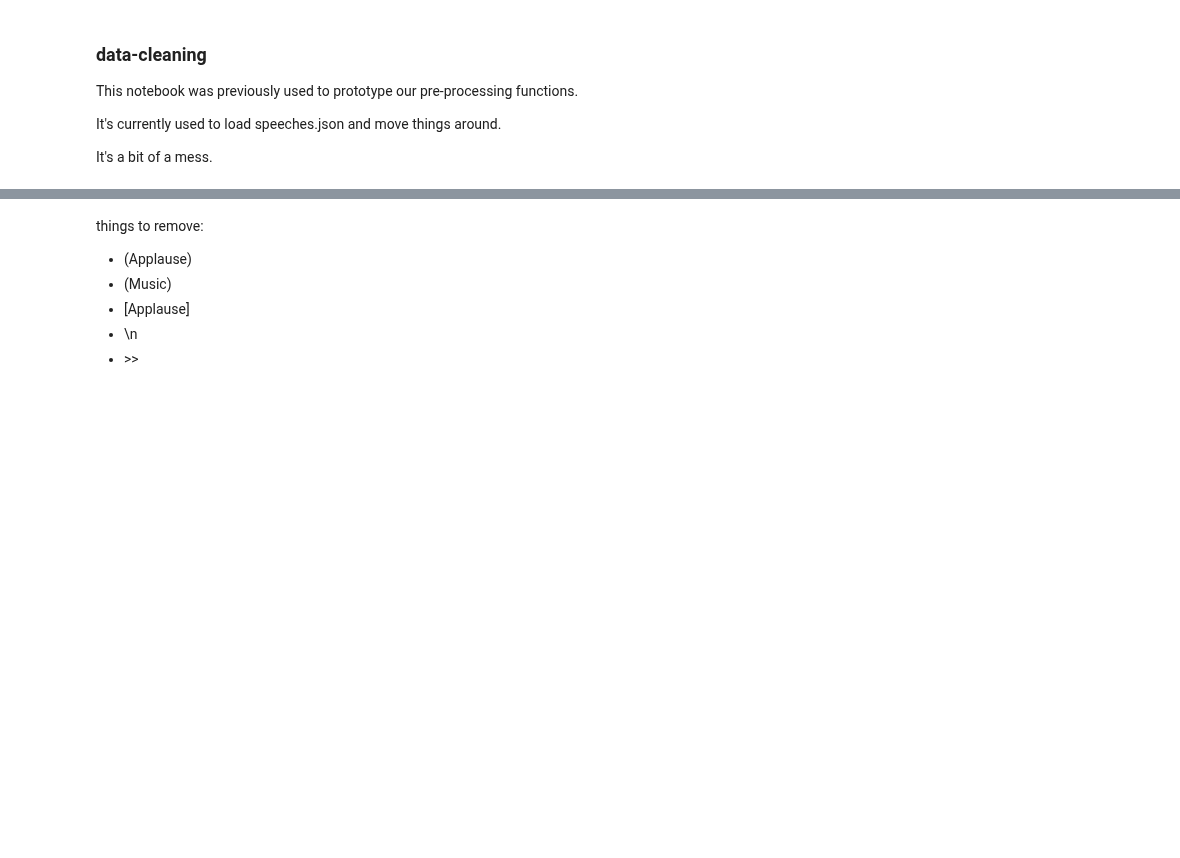
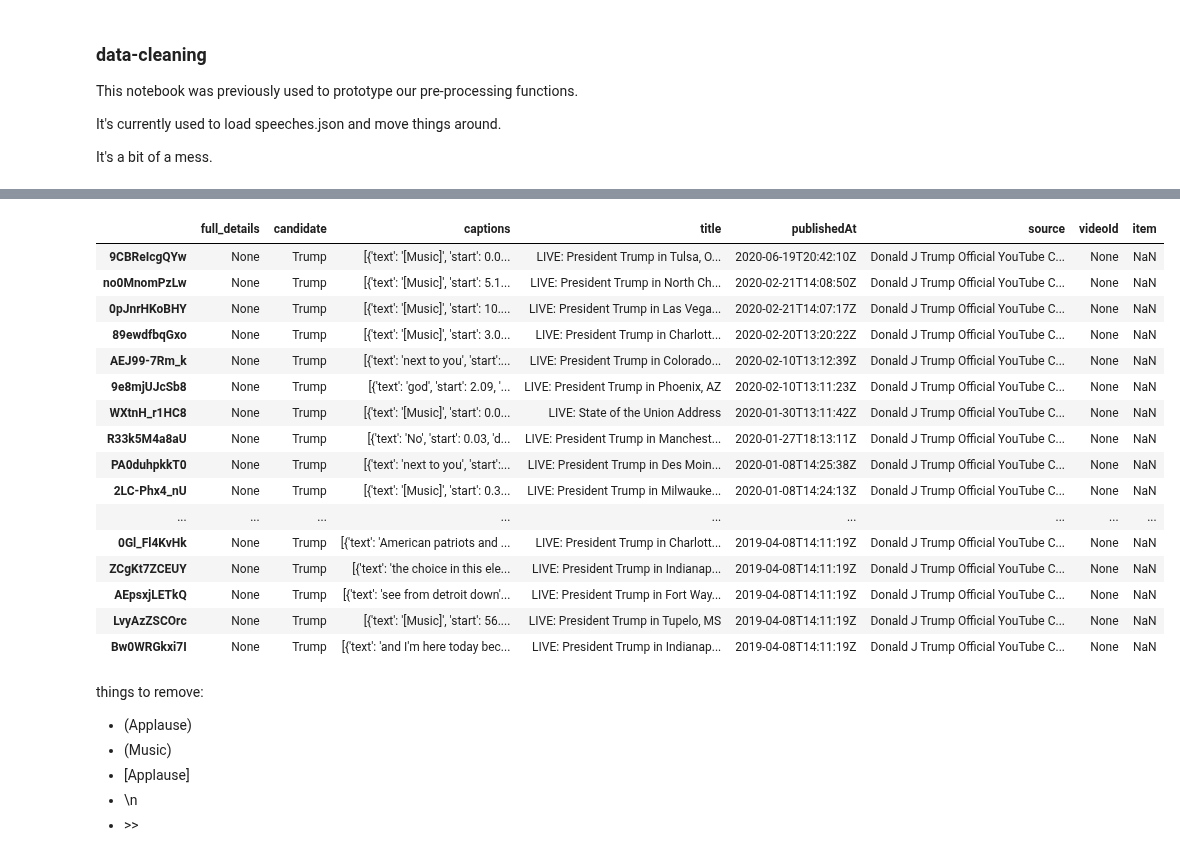
Before and after one commit to kfinity/capstone-speeches, a Jupyter notebook: data-cleaning.ipynb, the cells around one changed output, grey strips where cells are left out. Cells and saved outputs as stored; diff of their text form; code cells hidden in the pictures; blank space fills up the shorter version.

```diff
--- a/data-cleaning.ipynb
+++ b/data-cleaning.ipynb
@@ -51,9 +68,11 @@ df
 # %%
 #df.to_json("speeches2.json")
+# %%
+df = df.set_index('videoId')
 # %%
-speeches = pd.read_json('speeches2.json')
+df2 = pd.read_json('speeches2.json')
 # %%
 # only add the new speeches to the existing "database" (speeches2)
-speeches = speeches.append(df[~df.videoId.isin(speeches.index)])
+df2 = df2.append(df[~df.index.isin(df2.index)])
 # %%
 # save database again
@@ -61,3 +82,23 @@ speeches.to_json("speeches2.json")
+# %%
+df2[df2['candidate']=='Trump'].sort_values(['publishedAt'],ascending=False)
+# %% [output]
+|  | full_details | candidate | captions | title | publishedAt | source | videoId | item |
+| 9CBReIcgQYw | None | Trump | [{'text': '[Music]', 'start': 0.0... | LIVE: President Trump in Tulsa, O... | 2020-06-19T20:42:10Z | Donald J Trump Official YouTube C... | None | NaN |
+| no0MnomPzLw | None | Trump | [{'text': '[Music]', 'start': 5.1... | LIVE: President Trump in North Ch... | 2020-02-21T14:08:50Z | Donald J Trump Official YouTube C... | None | NaN |
+| 0pJnrHKoBHY | None | Trump | [{'text': '[Music]', 'start': 10.... | LIVE: President Trump in Las Vega... | 2020-02-21T14:07:17Z | Donald J Trump Official YouTube C... | None | NaN |
+| 89ewdfbqGxo | None | Trump | [{'text': '[Music]', 'start': 3.0... | LIVE: President Trump in Charlott... | 2020-02-20T13:20:22Z | Donald J Trump Official YouTube C... | None | NaN |
+| AEJ99-7Rm_k | None | Trump | [{'text': 'next to you', 'start':... | LIVE: President Trump in Colorado... | 2020-02-10T13:12:39Z | Donald J Trump Official YouTube C... | None | NaN |
+| 9e8mjUJcSb8 | None | Trump | [{'text': 'god', 'start': 2.09, '... | LIVE: President Trump in Phoenix, AZ | 2020-02-10T13:11:23Z | Donald J Trump Official YouTube C... | None | NaN |
+| WXtnH_r1HC8 | None | Trump | [{'text': '[Music]', 'start': 0.0... | LIVE: State of the Union Address | 2020-01-30T13:11:42Z | Donald J Trump Official YouTube C... | None | NaN |
+| R33k5M4a8aU | None | Trump | [{'text': 'No', 'start': 0.03, 'd... | LIVE: President Trump in Manchest... | 2020-01-27T18:13:11Z | Donald J Trump Official YouTube C... | None | NaN |
+| PA0duhpkkT0 | None | Trump | [{'text': 'next to you', 'start':... | LIVE: President Trump in Des Moin... | 2020-01-08T14:25:38Z | Donald J Trump Official YouTube C... | None | NaN |
+| 2LC-Phx4_nU | None | Trump | [{'text': '[Music]', 'start': 0.3... | LIVE: President Trump in Milwauke... | 2020-01-08T14:24:13Z | Donald J Trump Official YouTube C... | None | NaN |
+| ... | ... | ... | ... | ... | ... | ... | ... | ... |
+| 0Gl_Fl4KvHk | None | Trump | [{'text': 'American patriots and ... | LIVE: President Trump in Charlott... | 2019-04-08T14:11:19Z | Donald J Trump Official YouTube C... | None | NaN |
+| ZCgKt7ZCEUY | None | Trump | [{'text': 'the choice in this ele... | LIVE: President Trump in Indianap... | 2019-04-08T14:11:19Z | Donald J Trump Official YouTube C... | None | NaN |
+| AEpsxjLETkQ | None | Trump | [{'text': 'see from detroit down'... | LIVE: President Trump in Fort Way... | 2019-04-08T14:11:19Z | Donald J Trump Official YouTube C... | None | NaN |
+| LvyAzZSCOrc | None | Trump | [{'text': '[Music]', 'start': 56.... | LIVE: President Trump in Tupelo, MS | 2019-04-08T14:11:19Z | Donald J Trump Official YouTube C... | None | NaN |
+| Bw0WRGkxi7I | None | Trump | [{'text': 'and I'm here today bec... | LIVE: President Trump in Indianap... | 2019-04-08T14:11:19Z | Donald J Trump Official YouTube C... | None | NaN |
 # %%
 ## --- everything after this is unused ---
 # %%
```
Also changed, not shown: parts of 4 cells of this notebook, 4 other files.
